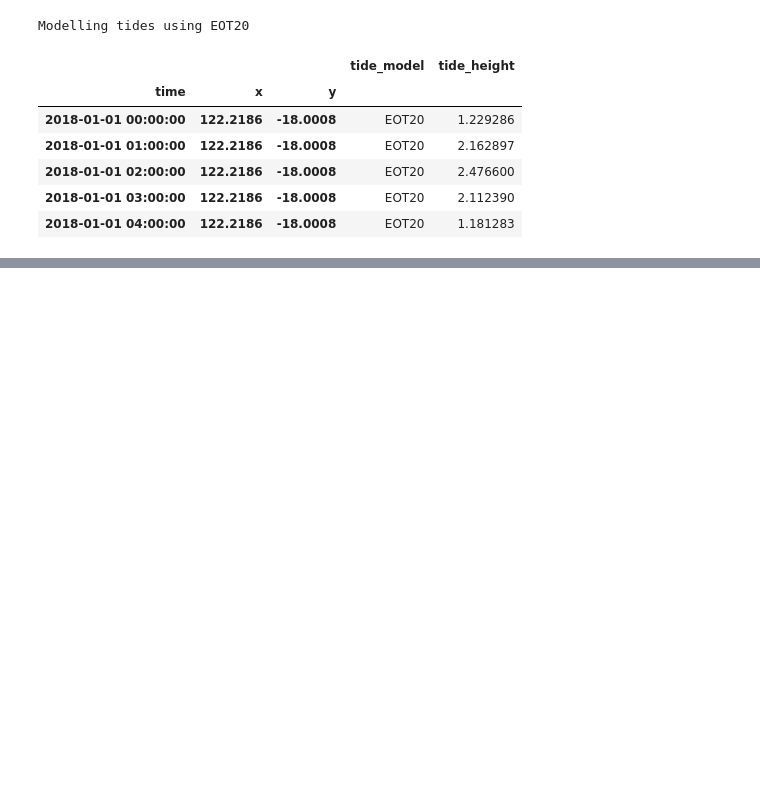
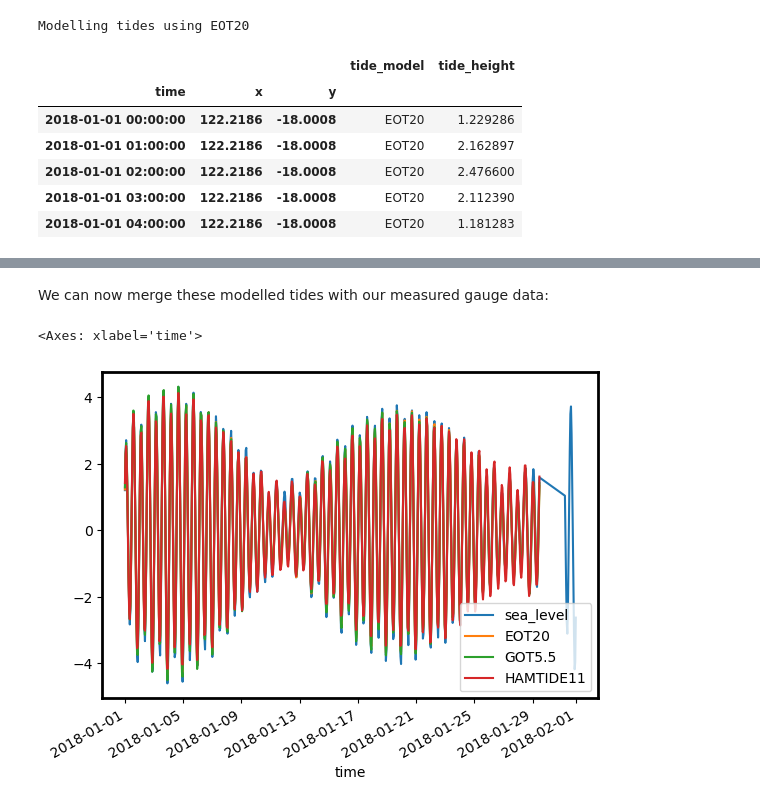
Before and after one commit to GeoscienceAustralia/eo-tides, a Jupyter notebook: docs/notebooks/Validating_tides.ipynb, the cells around one changed output, grey strips where cells are left out. Drawn from its saved outputs; the diff is of its cells as text; code cells hidden in the pictures; blank space fills up the shorter version.

```diff
--- a/docs/notebooks/Validating_tides.ipynb
+++ b/docs/notebooks/Validating_tides.ipynb
@@ -53,0 +136,12 @@ dtype: float64
+# %%
+models = ["EOT20", "GOT5.5", "HAMTIDE11"]
+
+modelled_df = model_tides(
+    x=x,
+    y=y,
+    time=pd.date_range(start=start_time, end=end_time, freq="1h"),
+    model=models,
+    output_format="wide",
+    directory=directory,
+)
+modelled_df.head()
@@ -53,0 +158,11 @@ dtype: float64
+# %% [markdown]
+We can now merge these modelled tides with our measured gauge data:
+# %%
+# Join our modelled data to the timesteps in our gauge data to enture 1:1 match
+joined_df = gauge_df.join(modelled_df)
+
+# Plot measured sea levels and modelled data
+joined_df.reset_index(["site_code", "x", "y"])[["sea_level"] + models].plot()
+# %% [output]
+<Axes: xlabel='time'>
+[figure, added]
```
Also changed, not shown: parts of 20 cells of this notebook, 5 other files.
